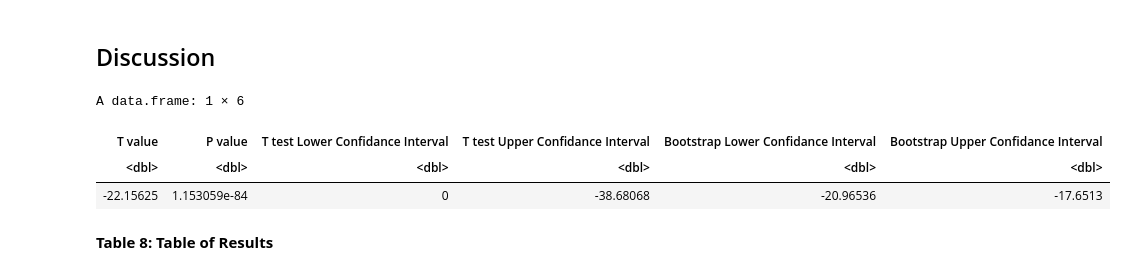
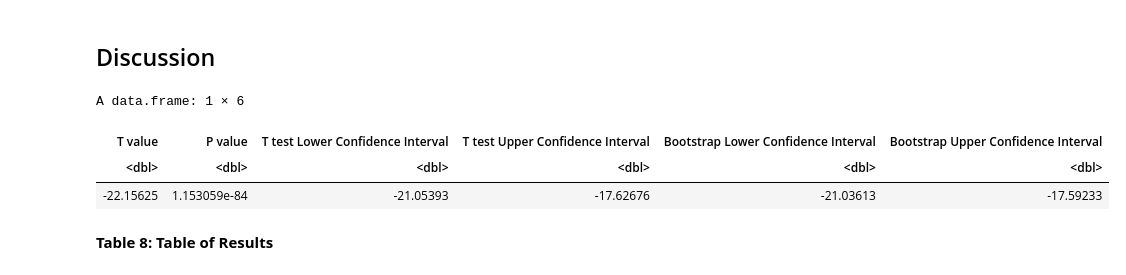
Before and after one commit to GWilliam02/STAT201-Project, a Jupyter notebook: final_report.ipynb, the cells around one changed output. Cells and saved outputs as stored; diff of their text form; code cells hidden in the pictures.

```diff
--- a/final_report.ipynb
+++ b/final_report.ipynb
@@ -195,7 +195,8 @@ T value: -22.15625
 # %%
 se = sqrt((xVar/xn)+(yVar/yn))
 
-age_mean_ci <- tibble(lower_ci = (xbar-ybar)-T*se,upper_ci = (xbar-ybar)+T*se)
+age_mean_ci <- tibble(lower_ci = (xbar-ybar)+qt(0.025, v)*se,
+                      upper_ci = (xbar-ybar)+qt(0.975, v)*se)
 age_mean_ci
 # %% [output]
 A tibble: 1 × 2
@@ -226,8 +227,8 @@ We generate the bootstrap null distribution to find the sampling distribution of
 set.seed(1)
 null_model_wage <- employment_clean |>
                     specify(formula = hourly_wage ~ age_group) |>
-                    generate(reps = 1000, type = "bootstrap") |>
-                    calculate(stat = "diff in means")
+                    generate(reps = 5000, type = "bootstrap") |>
+                    calculate(stat = "diff in means", order = c("20 to 24yr old", "40 to 44 yr old"))
 
 head(null_model_wage)
 # %% [output]
@@ -275,22 +274,22 @@ bootstrap_plot
 # %%
 table7 <- data.frame(T_value=T,
                  P_value=pt(T,v,lower.tail=TRUE),
                  lower_ci=age_mean_ci[1],
                  upper_ci=age_mean_ci[2],
                     lower_ci_Bootstrap = bootstrap_ci[1],
                     upper_ci_Bootstrap = bootstrap_ci[2])
 colnames(table7) <- c("T value",
                       "P value",
-                      "T test Lower Confidance Interval",
-                      "T test Upper Confidance Interval",
-                      "Bootstrap Lower Confidance Interval",
-                      "Bootstrap Upper Confidance Interval")
+                      "T test Lower Confidence Interval",
+                      "T test Upper Confidence Interval",
+                      "Bootstrap Lower Confidence Interval",
+                      "Bootstrap Upper Confidence Interval")
 table7
 # %% [output]
 A data.frame: 1 × 6
-| T value | P value | T test Lower Confidance Interval | T test Upper Confidance Interval | Bootstrap Lower Confidance Interval | Bootstrap Upper Confidance Interval |
+| T value | P value | T test Lower Confidence Interval | T test Upper Confidence Interval | Bootstrap Lower Confidence Interval | Bootstrap Upper Confidence Interval |
 | <dbl> | <dbl> | <dbl> | <dbl> | <dbl> | <dbl> |
-| -22.15625 | 1.153059e-84 | 0 | -38.68068 | -20.96536 | -17.6513 |
+| -22.15625 | 1.153059e-84 | -21.05393 | -17.62676 | -21.03613 | -17.59233 |
 # %% [markdown]
 **Table 8: Table of Results**
 # %% [markdown]
```
Also changed, not shown: parts of 14 cells of this notebook, 1 other file.
